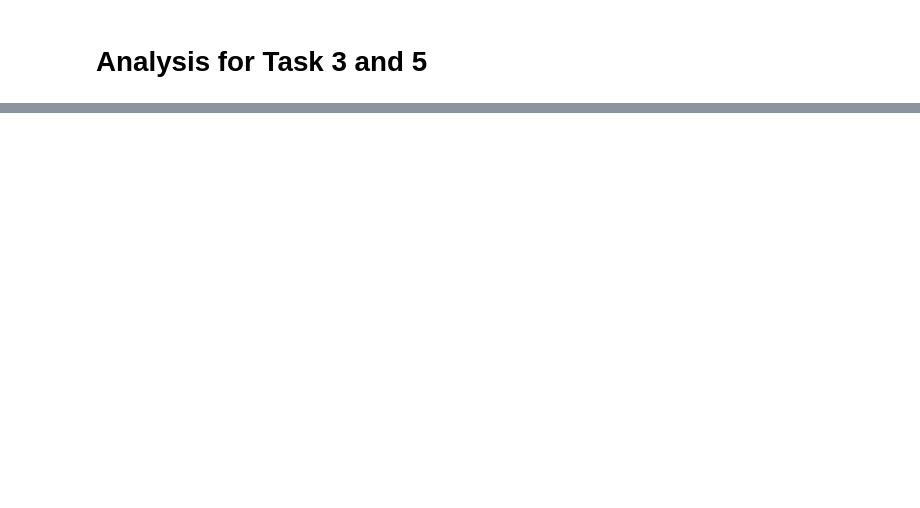
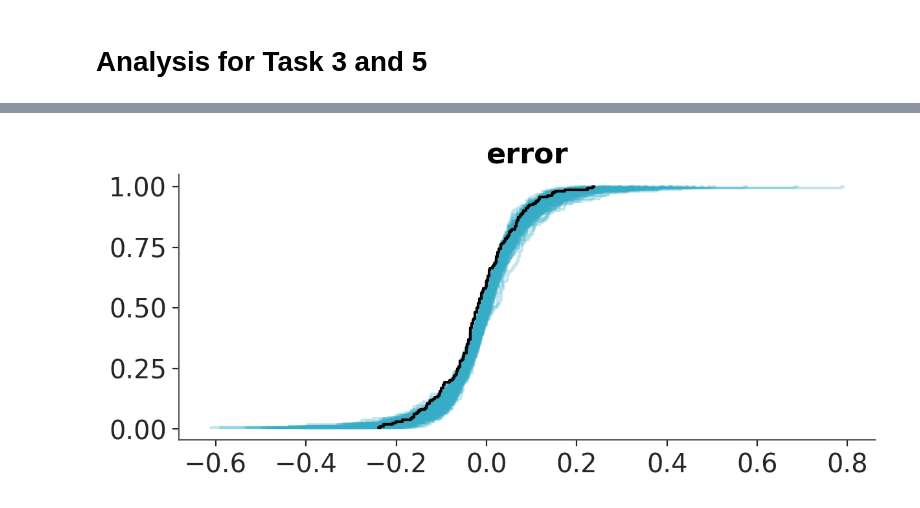
Before and after one commit to mika-long/vis-decode-analysis, a Jupyter notebook: PyMC/task3&5.ipynb, the cells around one changed output, grey strips where cells are left out. Drawn from its saved outputs; the diff is of its cells as text; code cells hidden in the pictures; blank space fills up the shorter version.

```diff
--- a/PyMC/task3&5.ipynb
+++ b/PyMC/task3&5.ipynb
@@ -35,0 +192,11 @@ with pm.Model() as task_5_x_model:
+# %%
+azp.style.use("arviz-variat")
+pc = azp.plot_ppc_dist(
+    task_3_trace,
+    num_samples=100,
+    backend="matplotlib",
+    kind="ecdf"
+)
+pc.show()
+# %% [output]
+[figure, added]
```
Also changed, not shown: parts of 27 cells of this notebook, 3 other files.
